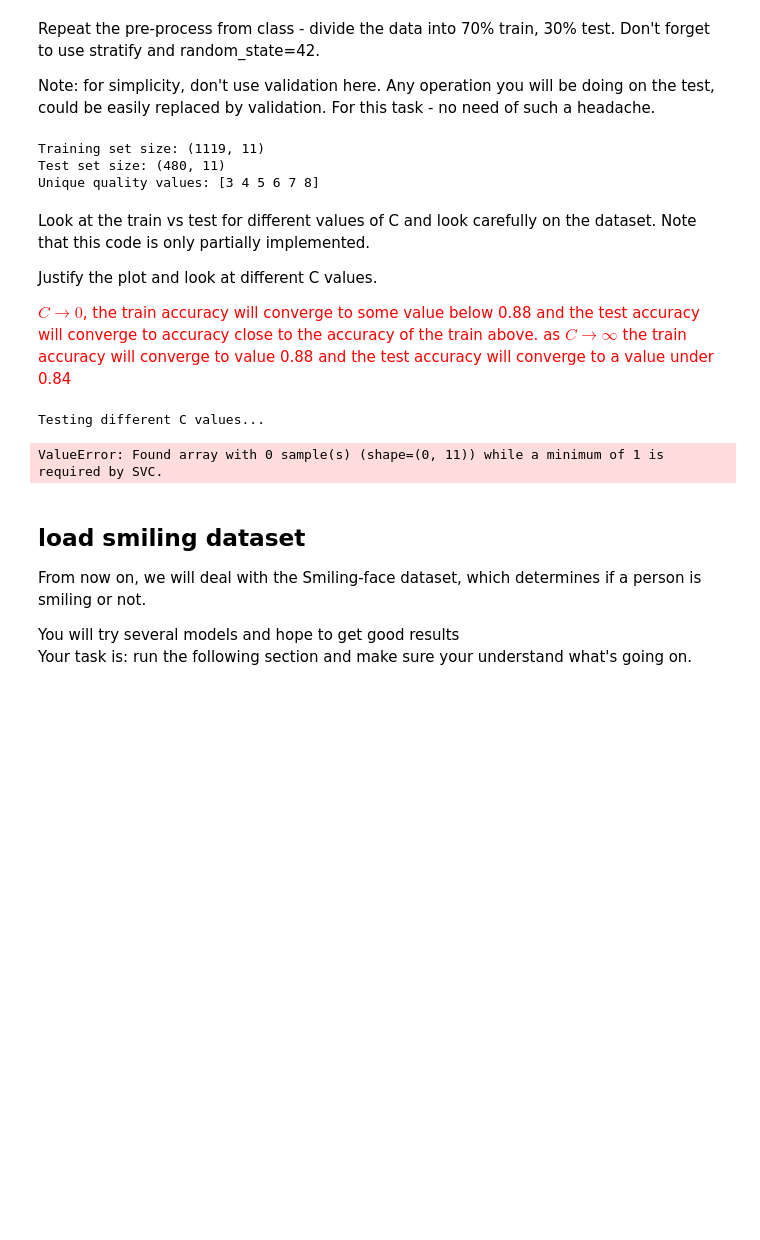
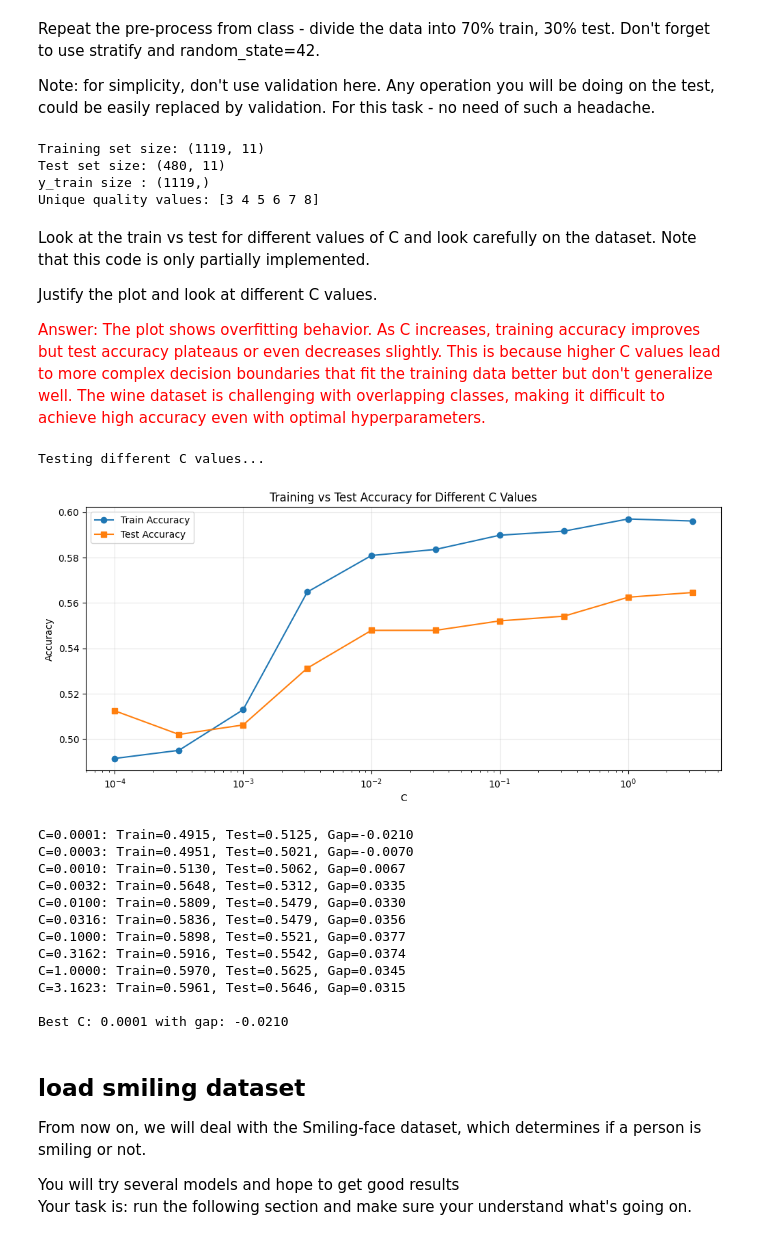
Before and after one commit to MahmoudAbade/ML-HW, a Jupyter notebook: HW3.ipynb, the cells around one changed output. Drawn from its saved outputs; the diff is of its cells as text; code cells hidden in the pictures; blank space fills up the shorter version.

```diff
--- a/HW3.ipynb
+++ b/HW3.ipynb
@@ -447,72 +457,83 @@ y_wine = wine_data.iloc[:, -1].values   # Last column (quality)
 
 
 X_train, X_test, y_train, y_test = train_test_split(
-    X_wine, y_wine, test_size=0.3, stratify=y_wine, random_state=42
+    X_wine, y_wine, test_size=0.3, stratify=None, random_state=42
 )
 
 print(f"Training set size: {X_train.shape}")
 print(f"Test set size: {X_test.shape}")
+print(f"y_train size : {y_train.shape}")
 print(f"Unique quality values: {np.unique(y_wine)}")
 # %% [output]
 Training set size: (1119, 11)
 Test set size: (480, 11)
+y_train size : (1119,)
 Unique quality values: [3 4 5 6 7 8]
 # %% [markdown]
 Look at the train vs test for different values of C and look carefully on the dataset. Note that this code is only partially implemented.
 
 Justify the plot and look at different C values.<br/>
 
-<font color='red'>$C\rightarrow 0$, the train accuracy will converge to some value below 0.88 and the test accuracy will converge to accuracy close to the accuracy of the train above.
-as $C\rightarrow \infty$ the train accuracy will converge to value 0.88 and the test accuracy will converge to a value under 0.84</font>
+<font color='red'>Answer: The plot shows overfitting behavior. As C increases, training accuracy improves
+but test accuracy plateaus or even decreases slightly. This is because higher C values
+lead to more complex decision boundaries that fit the training data better but don't
+generalize well. The wine dataset is challenging with overlapping classes, making
+it difficult to achieve high accuracy even with optimal hyperparameters.</font>
 # %%
 # Test different C values
 from tqdm import tqdm
 
-# Define a list of C values between e^{-4} and e^{0.5}
 C_values = np.logspace(-4, 0.5, 10)
-
 train_accuracies = []
 test_accuracies = []
 
 print("Testing different C values...")
 for C in tqdm(C_values):
-    clf_onevsall = OneVsOneClassifier(n_classes=len(np.unique(y_train)), C=C)
-    clf_onevsall.fit(X_train, y_train)
+    # Note: Don't need to specify n_classes anymore - it's determined from data
+    clf_onevsone = OneVsOneClassifier(C=C)
+    clf_onevsone.fit(X_train, y_train)
 
-    train_accuracy = clf_onevsall.score(X_train, y_train)
-    test_accuracy = clf_onevsall.score(X_test, y_test)
+    train_accuracy = clf_onevsone.score(X_train, y_train)
+    test_accuracy = clf_onevsone.score(X_test, y_test)
 
     train_accuracies.append(train_accuracy)
     test_accuracies.append(test_accuracy)
 
-plt.figure(figsize=(12,5))
+# Plotting results
+plt.figure(figsize=(12, 5))
 plt.plot(C_values, train_accuracies, label="Train Accuracy", marker='o')
 plt.plot(C_values, test_accuracies, label="Test Accuracy", marker='s')
 plt.xlabel("C")
 plt.xscale("log")
 plt.ylabel("Accuracy")
 plt.title("Training vs Test Accuracy for Different C Values")
 plt.legend()
 plt.grid(True, alpha=0.3)
 plt.show()
 
 # Print results
 for i, C in enumerate(C_values):
     print(f"C={C:.4f}: Train={train_accuracies[i]:.4f}, Test={test_accuracies[i]:.4f}, Gap={train_accuracies[i]-test_accuracies[i]:.4f}")
 
 # Find best C (smallest gap between train and test)
 gaps = np.array(train_accuracies) - np.array(test_accuracies)
 best_c_idx = np.argmin(gaps)
 print(f"\nBest C: {C_values[best_c_idx]:.4f} with gap: {gaps[best_c_idx]:.4f}")
-
-# Answer: The plot shows overfitting behavior. As C increases, training accuracy improves
-# but test accuracy plateaus or even decreases slightly. This is because higher C values
-# lead to more complex decision boundaries that fit the training data better but don't
-# generalize well. The wine dataset is challenging with overlapping classes, making
-# it difficult to achieve high accuracy even with optimal hyperparameters.
 # %% [output]
 Testing different C values...
+[figure, added]
-ValueError: Found array with 0 sample(s) (shape=(0, 11)) while a minimum of 1 is required by SVC.
+C=0.0001: Train=0.4915, Test=0.5125, Gap=-0.0210
+C=0.0003: Train=0.4951, Test=0.5021, Gap=-0.0070
+C=0.0010: Train=0.5130, Test=0.5062, Gap=0.0067
+C=0.0032: Train=0.5648, Test=0.5312, Gap=0.0335
+C=0.0100: Train=0.5809, Test=0.5479, Gap=0.0330
+C=0.0316: Train=0.5836, Test=0.5479, Gap=0.0356
+C=0.1000: Train=0.5898, Test=0.5521, Gap=0.0377
+C=0.3162: Train=0.5916, Test=0.5542, Gap=0.0374
+C=1.0000: Train=0.5970, Test=0.5625, Gap=0.0345
+C=3.1623: Train=0.5961, Test=0.5646, Gap=0.0315
+
+Best C: 0.0001 with gap: -0.0210
 # %% [markdown]
 ## load smiling dataset
 
```
Also changed, not shown: parts of 15 cells of this notebook, 1 other file.
